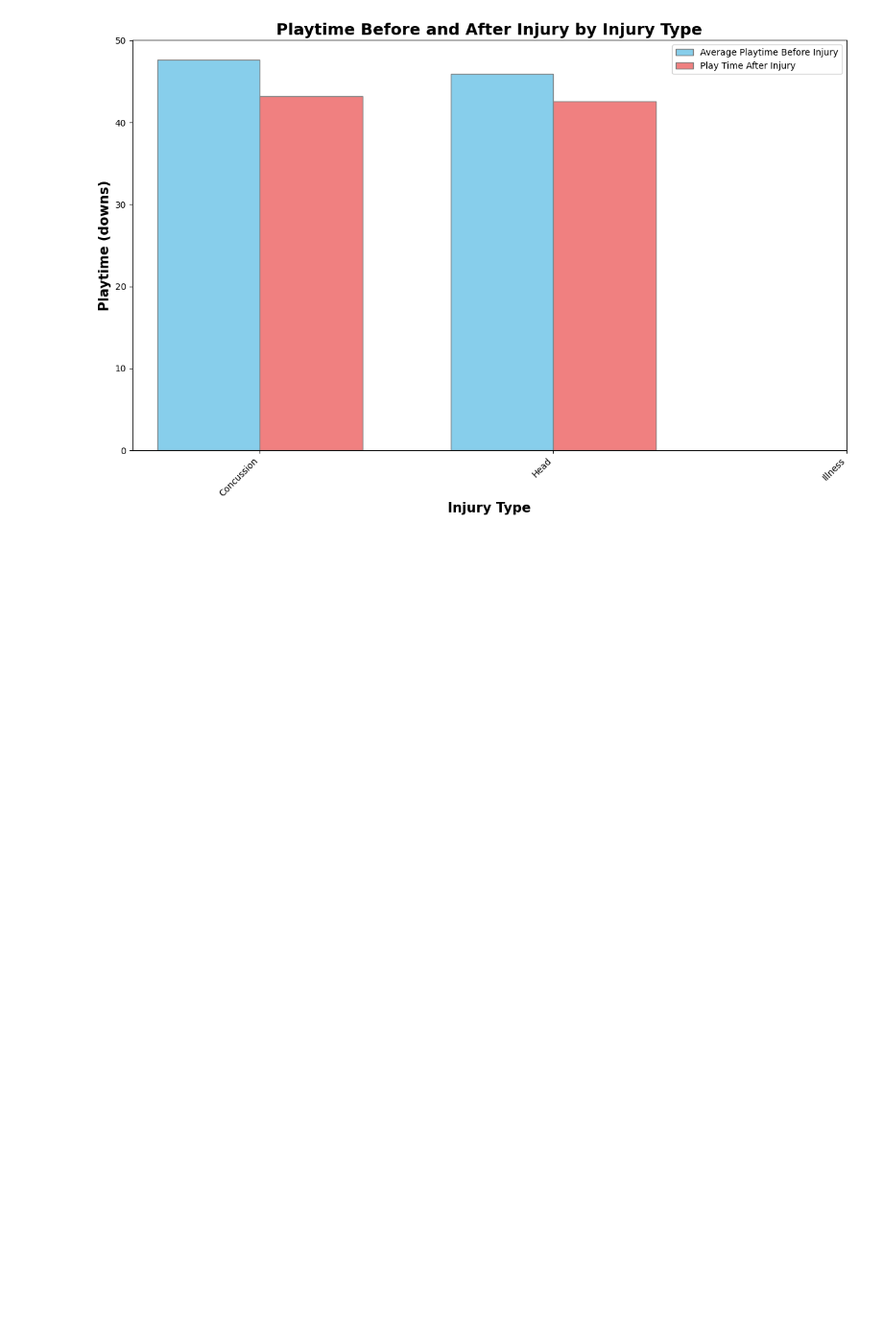
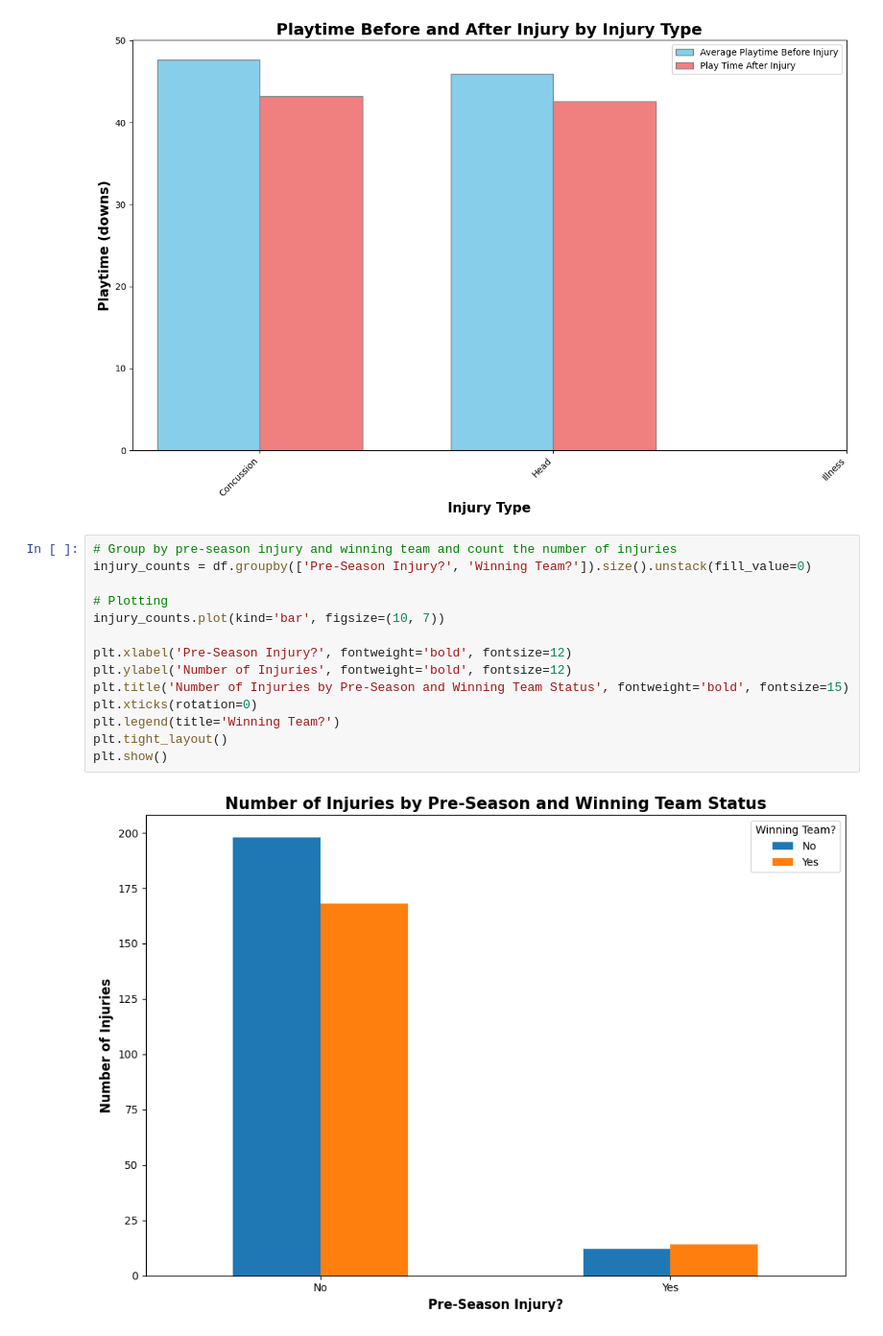
Before and after one commit to Albert-hub09/Albert_Football, a Jupyter notebook: Albert_Football.ipynb, the cells around one changed output. Shown at 96% size. Saved outputs shown, nothing was run; the diff lists cells and outputs as text; blank space fills up the shorter version.

```diff
--- a/Albert_Football.ipynb
+++ b/Albert_Football.ipynb
@@ -88,3 +88,19 @@ plt.tight_layout()
 plt.show()
 # %% [output]
 [figure]
+# %%
+# Group by pre-season injury and winning team and count the number of injuries
+injury_counts = df.groupby(['Pre-Season Injury?', 'Winning Team?']).size().unstack(fill_value=0)
+
+# Plotting
+injury_counts.plot(kind='bar', figsize=(10, 7))
+
+plt.xlabel('Pre-Season Injury?', fontweight='bold', fontsize=12)
+plt.ylabel('Number of Injuries', fontweight='bold', fontsize=12)
+plt.title('Number of Injuries by Pre-Season and Winning Team Status', fontweight='bold', fontsize=15)
+plt.xticks(rotation=0)
+plt.legend(title='Winning Team?')
+plt.tight_layout()
+plt.show()
+# %% [output]
+[figure, added]
```
Also changed, not shown: parts of 6 cells of this notebook.
